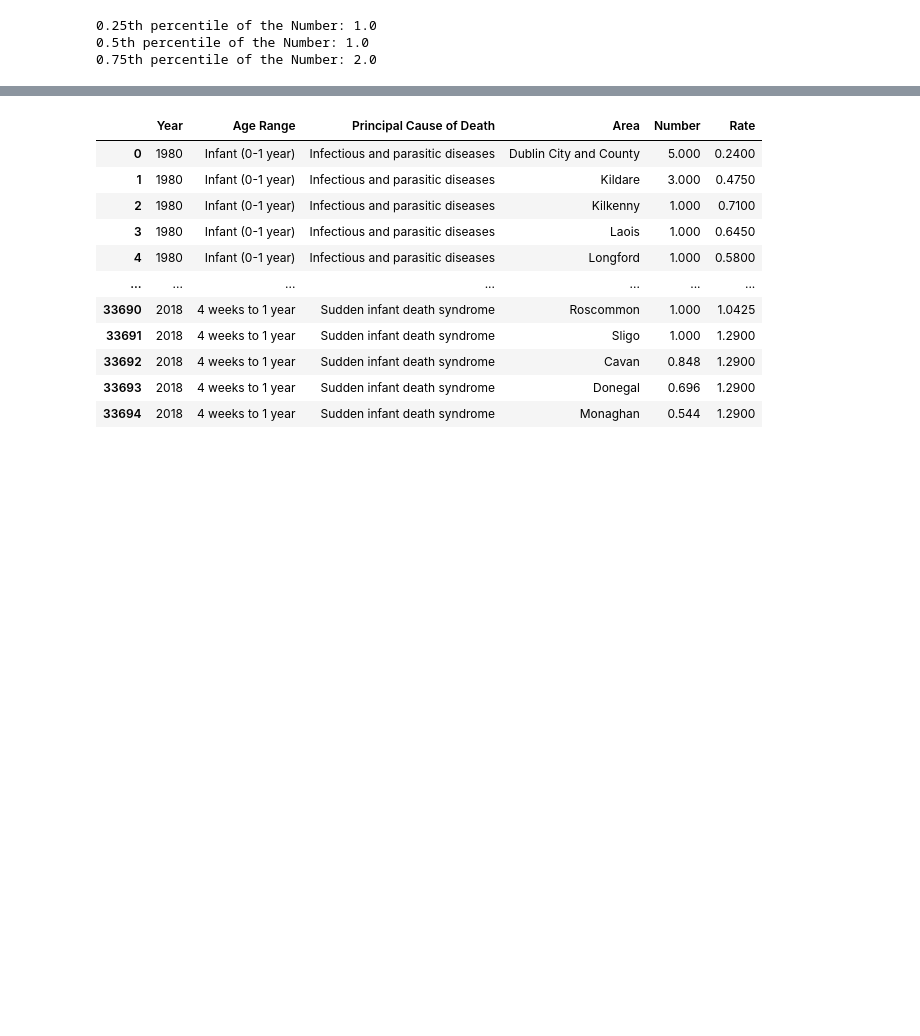
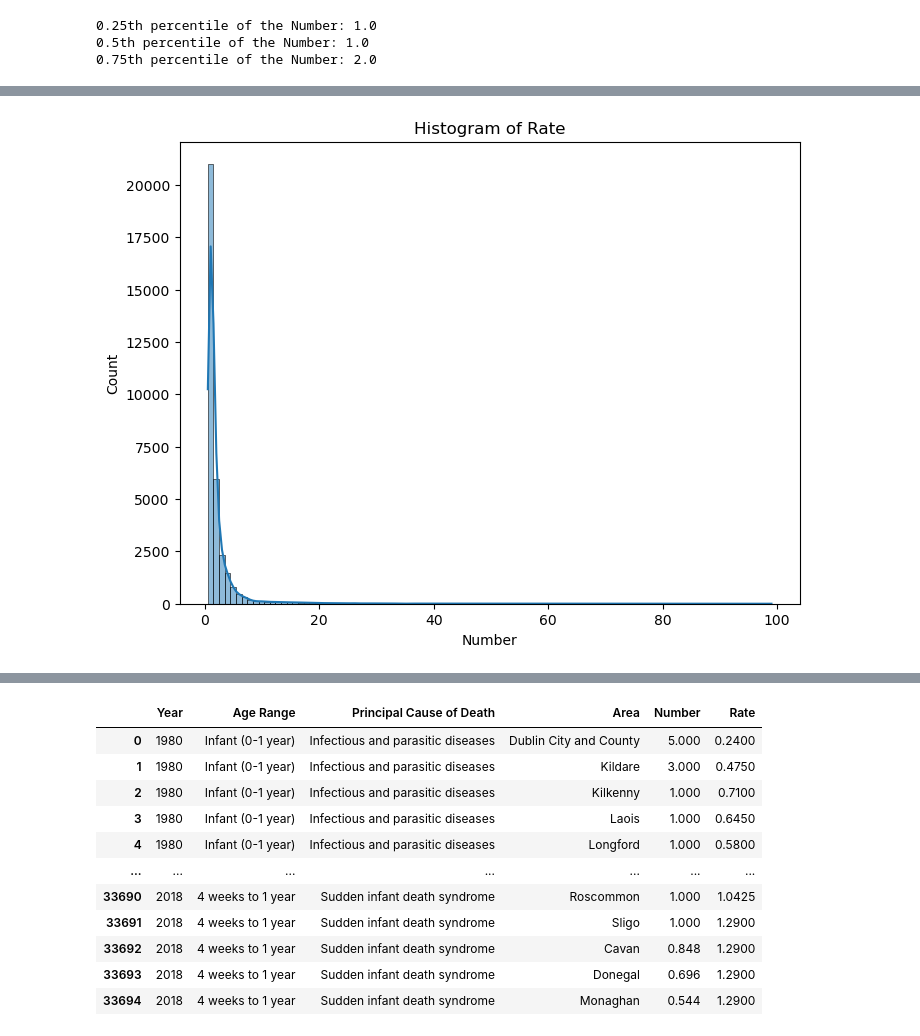
Before and after one commit to Paolacrir/CA1, a Jupyter notebook: Statistic.ipynb, the cells around one changed output, grey strips where cells are left out. Saved outputs shown, nothing was run; the diff lists cells and outputs as text; code cells hidden in the pictures; blank space fills up the shorter version.

```diff
--- a/Statistic.ipynb
+++ b/Statistic.ipynb
@@ -304,0 +256,11 @@ from scipy.stats import skew
+# %%
+# Create a histogram for the "Number" variable
+plt.figure(figsize=(8, 6))
+sns.histplot(Mortality_rate["Number"], kde=True, bins=100)
+plt.title("Histogram of Rate")
+plt.xlabel("Number")
+
+# Show the plot
+plt.show()
+# %% [output]
+[figure, added]
```
Also changed, not shown: parts of 54 cells of this notebook.
